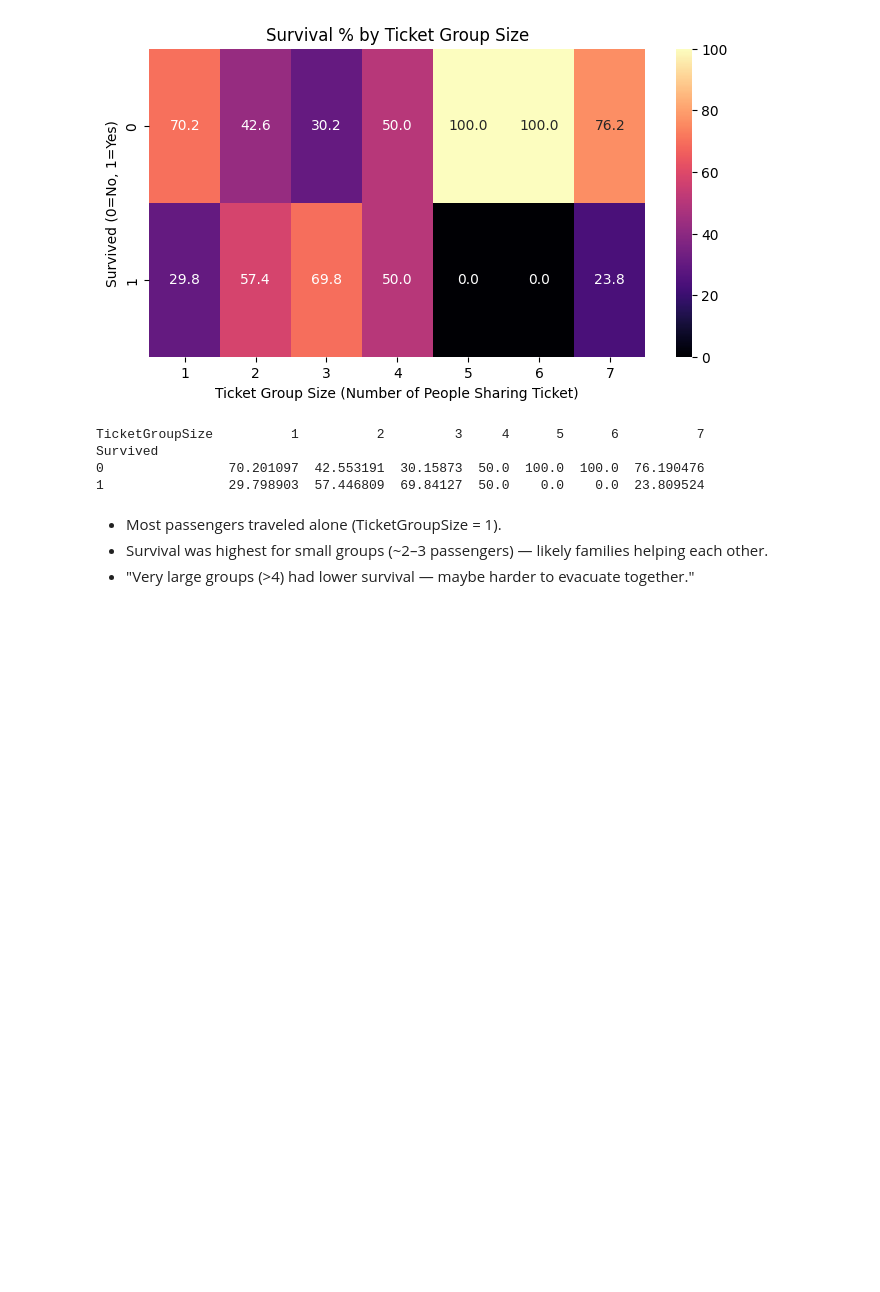
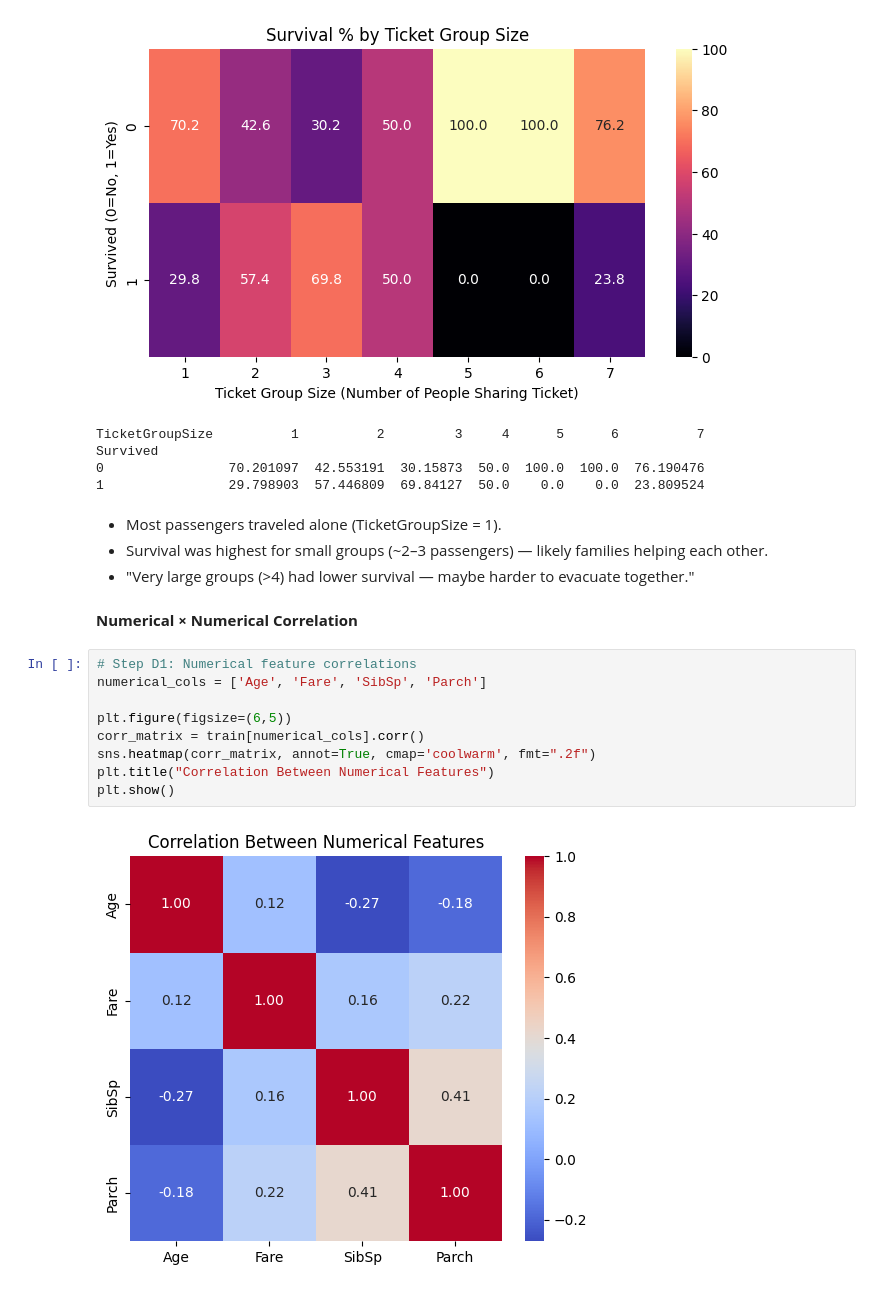
Before and after one commit to Aman-sys-ui/EDA, a Jupyter notebook: Titanic/EDA_Titanic.ipynb, the cells around one changed output. Drawn from its saved outputs; the diff is of its cells as text; blank space fills up the shorter version.

```diff
--- a/Titanic/EDA_Titanic.ipynb
+++ b/Titanic/EDA_Titanic.ipynb
@@ -751,3 +727,16 @@ Survived
 - Most passengers traveled alone (TicketGroupSize = 1).
 - Survival was highest for small groups (~2–3 passengers) — likely families helping each other.
 - "Very large groups (>4) had lower survival — maybe harder to evacuate together."
+# %% [markdown]
+**Numerical × Numerical Correlation**
+# %%
+# Step D1: Numerical feature correlations
+numerical_cols = ['Age', 'Fare', 'SibSp', 'Parch']
+
+plt.figure(figsize=(6,5))
+corr_matrix = train[numerical_cols].corr()
+sns.heatmap(corr_matrix, annot=True, cmap='coolwarm', fmt=".2f")
+plt.title("Correlation Between Numerical Features")
+plt.show()
+# %% [output]
+[figure, added]
```
Also changed, not shown: parts of 26 cells of this notebook.
